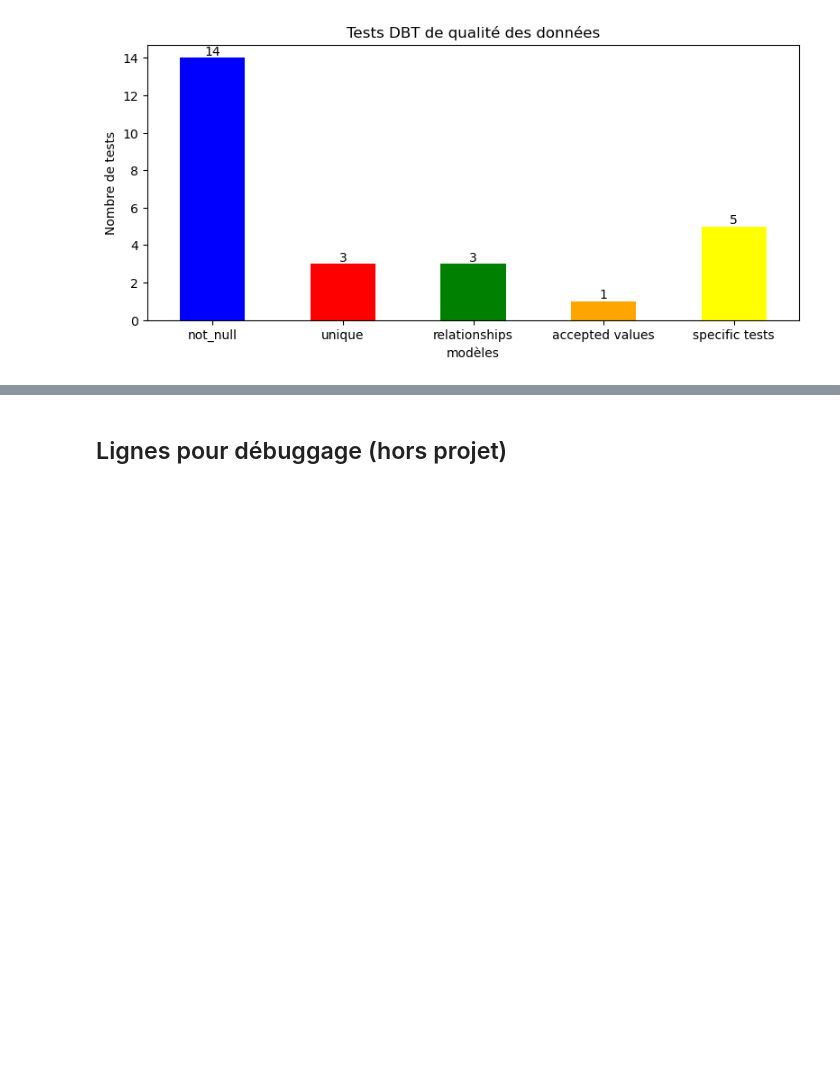
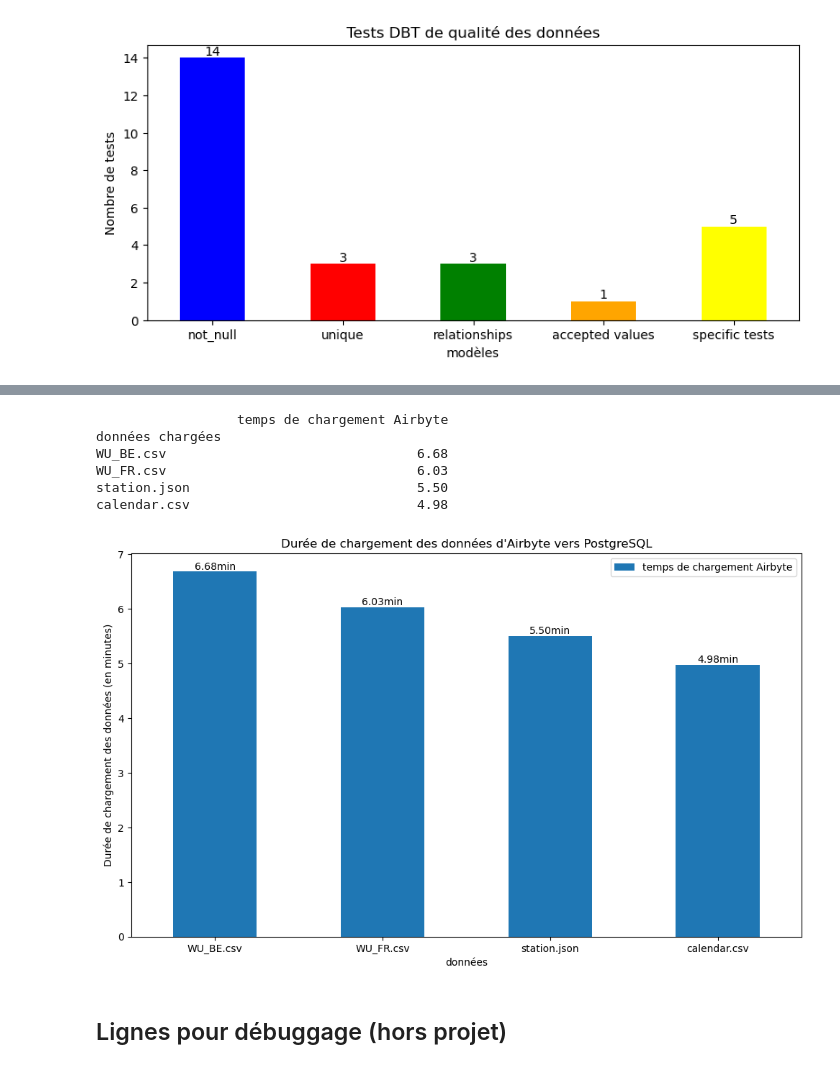
Before and after one commit to Sebules/Project_8_OpenClassrooms_Data_Engineer, a Jupyter notebook: notebook_projet_8.ipynb, the cells around one changed output, grey strips where cells are left out. Saved outputs shown, nothing was run; the diff lists cells and outputs as text; code cells hidden in the pictures; blank space fills up the shorter version.

```diff
--- a/notebook_projet_8.ipynb
+++ b/notebook_projet_8.ipynb
@@ -2474,0 +2478,29 @@ plt.show()
+# %%
+from datetime import datetime
+# WU FR
+time_start = datetime.strptime('13:43:11','%H:%M:%S')
+time_end = datetime.strptime('13:49:52','%H:%M:%S')
+duration = time_end-time_start
+duration_WU_FR = round(duration.total_seconds()/60,2)
+# WU BE
+time_start = datetime.strptime('13:42:57','%H:%M:%S')
+time_end = datetime.strptime('13:48:59','%H:%M:%S')
+duration = time_end-time_start
+duration_WU_BE = round(duration.total_seconds()/60,2)
+
+# station
+time_start = datetime.strptime('13:42:39','%H:%M:%S')
+time_end = datetime.strptime('13:48:09','%H:%M:%S')
+duration = time_end-time_start
+duration_station = round(duration.total_seconds()/60,2)
+
+#calendar
+time_start = datetime.strptime('13:42:18','%H:%M:%S')
+time_end = datetime.strptime('13:47:17','%H:%M:%S')
+duration = time_end-time_start
+duration_calendar = round(duration.total_seconds()/60,2)
+# %%
+columns = ['WU_BE.csv', 'WU_FR.csv', 'station.json', 'calendar.csv']
+rows = [duration_WU_FR,duration_WU_BE,duration_station,duration_calendar]
+# %%
+df = pd.DataFrame(zip(columns,rows))
@@ -2475,3 +2515,30 @@ plt.show()
+# %%
+df = df.rename(columns={0:"données chargées", 1:"temps de chargement Airbyte"})
+
+df= df.set_index("données chargées")
+# %%
+print(df)
+# %% [output]
+                  temps de chargement Airbyte
+données chargées
+WU_BE.csv                                6.68
+WU_FR.csv                                6.03
+station.json                             5.50
+calendar.csv                             4.98
+# %%
+
+fig, ax = plt.subplots(figsize=(10, 7))
+df.plot(kind='bar',ax=ax)
+#plt.grid()
+ax.bar_label(ax.containers[0], fmt='%.2fmin')
+plt.xlabel("données")
+plt.ylabel("Durée de chargement des données (en minutes)")
+plt.title("Durée de chargement des données d'Airbyte vers PostgreSQL")
+plt.tight_layout()
+plt.xticks(rotation=0)
+plt.show()
+# %% [output]
+[figure, added]
 # %% [markdown]
 ## Lignes pour débuggage (hors projet)
 # %% [markdown]
```
Also changed, not shown: parts of 19 cells of this notebook, 4 other files.
